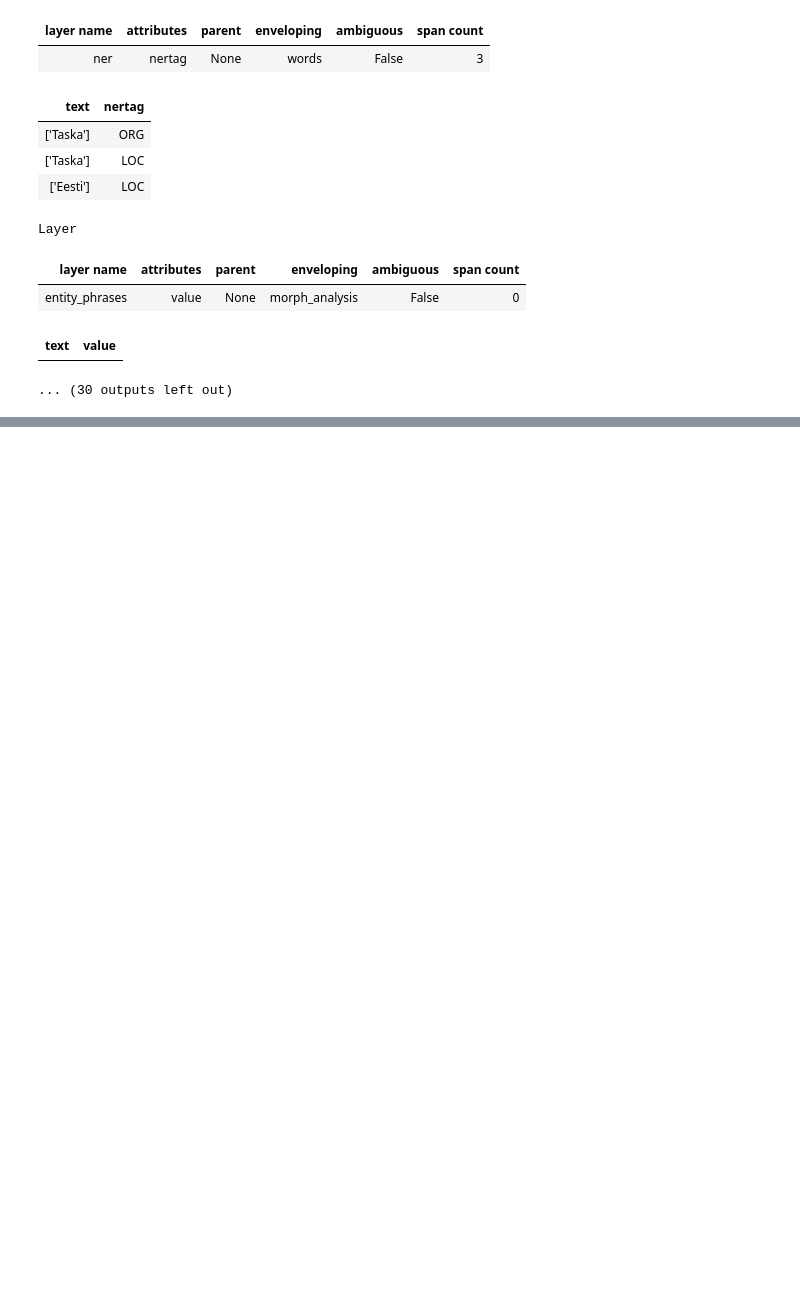
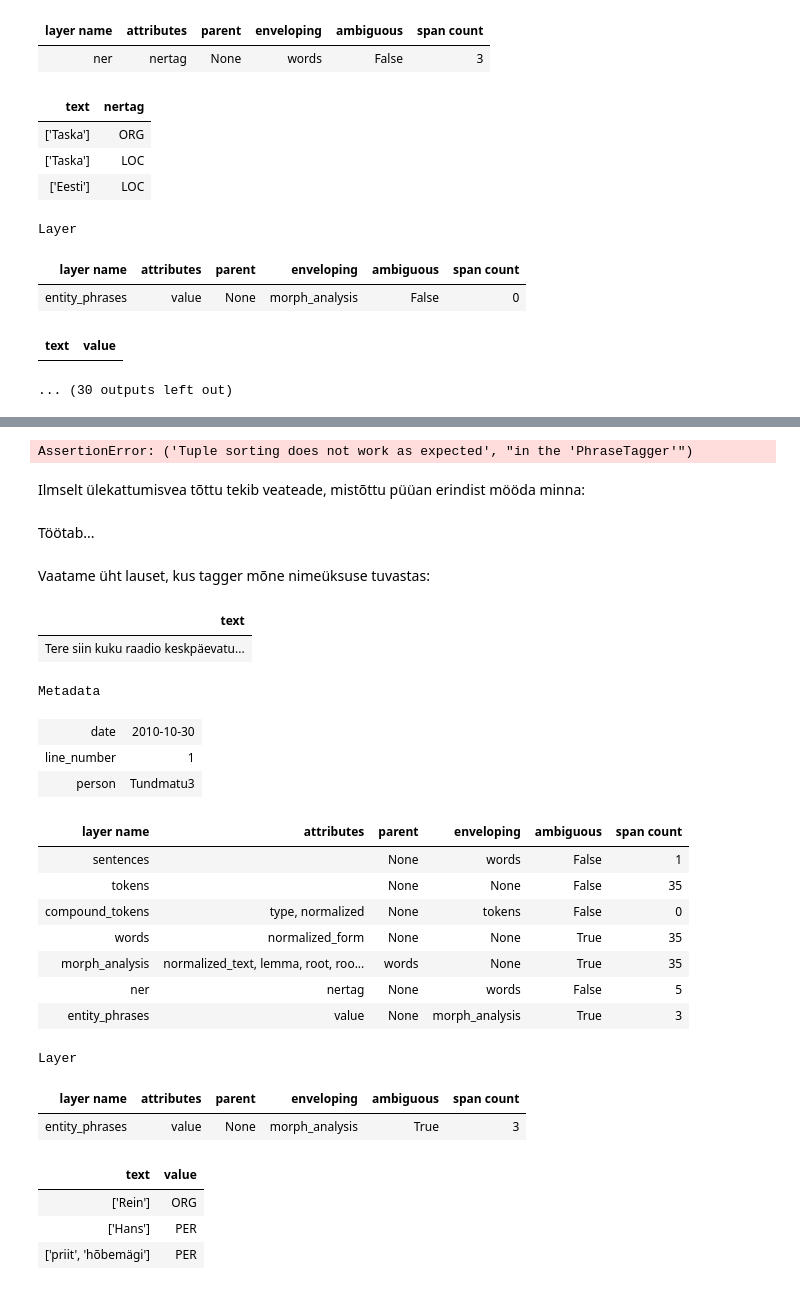
Before and after one commit to estnltk/presentation, a Jupyter notebook: 2023-xxx-media-monitoring/05_PhraseTagger nimeüksuste tuvastamiseks test5.ipynb, the cells around one changed output, grey strips where cells are left out. Drawn from its saved outputs; the diff is of its cells as text; code cells hidden in the pictures; blank space fills up the shorter version.

```diff
--- a/2023-xxx-media-monitoring/05_PhraseTagger nimeüksuste tuvastamiseks test5.ipynb
+++ b/2023-xxx-media-monitoring/05_PhraseTagger nimeüksuste tuvastamiseks test5.ipynb
@@ -120,0 +127,9 @@ Layer
+# %%
+con = sqlite3.connect("media_data.db")
+cur = con.cursor()
+# %%
+for row in cur.execute("SELECT ID, sentence FROM sentences"):
+    sentence_id = row[0]
+    sentence = json_to_text(json_text=row[1])
+    sentences.append(sentence)
+    sentence_ids.append(sentence_id)
@@ -120,0 +138,44 @@ Layer
+# %%
+for sentence in sentences:
+    phrasetagger.tag(sentence)
+# %% [output]
+AssertionError: ('Tuple sorting does not work as expected', "in the 'PhraseTagger'")
+# %% [markdown]
+Ilmselt ülekattumisvea tõttu tekib veateade, mistõttu püüan erindist mööda minna:
+# %%
+for sentence in sentences:
+    try:
+        phrasetagger.tag(sentence)
+    except:
+        pass
+# %% [markdown]
+Töötab...
+# %% [markdown]
+Vaatame üht lauset, kus tagger mõne nimeüksuse tuvastas:
+# %%
+for sentence in sentences:
+    if len(sentence.entity_phrases) > 0:
+        display(sentence, sentence.entity_phrases)
+        break
+# %% [output]
+| text |
+| Tere siin kuku raadio keskpäevatu... |
+Metadata
+| date | 2010-10-30 |
+| line_number | 1 |
+| person | Tundmatu3 |
+| layer name | attributes | parent | enveloping | ambiguous | span count |
+| sentences |  | None | words | False | 1 |
+| tokens |  | None | None | False | 35 |
+| compound_tokens | type, normalized | None | tokens | False | 0 |
+| words | normalized_form | None | None | True | 35 |
+| morph_analysis | normalized_text, lemma, root, roo... | words | None | True | 35 |
+| ner | nertag | None | words | False | 5 |
+| entity_phrases | value | None | morph_analysis | True | 3 |
+Layer
+| layer name | attributes | parent | enveloping | ambiguous | span count |
+| entity_phrases | value | None | morph_analysis | True | 3 |
+| text | value |
+| ['Rein'] | ORG |
+| ['Hans'] | PER |
+| ['priit', 'hõbemägi'] | PER |
```
Also changed, not shown: parts of 19 cells of this notebook.
